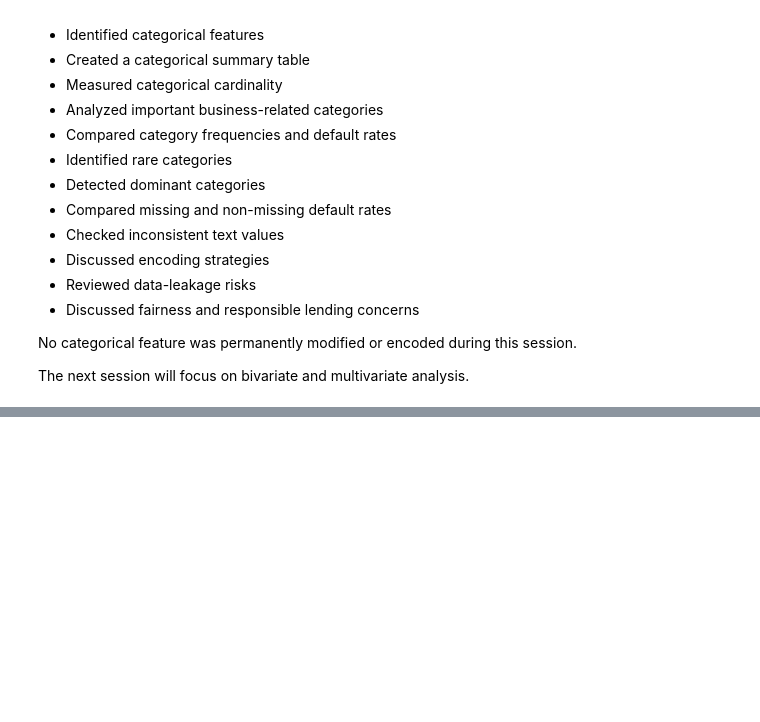
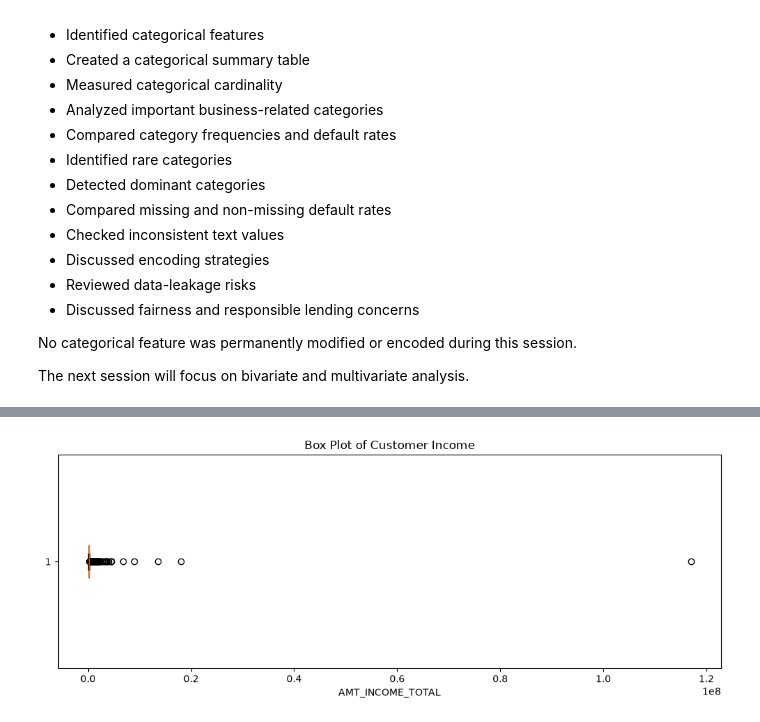
Before and after one commit to Abhilash0079/MachineLearningProjects, a Jupyter notebook: Loan_Default_Risk_Prediction/notebooks/01_EDA.ipynb, the cells around one changed output, grey strips where cells are left out. Saved outputs shown, nothing was run; the diff lists cells and outputs as text; code cells hidden in the pictures; blank space fills up the shorter version.

Commit message:
Step4.6: EDA:Session 6: Outliers Analysis completed.

```diff
--- a/Loan_Default_Risk_Prediction/notebooks/01_EDA.ipynb
+++ b/Loan_Default_Risk_Prediction/notebooks/01_EDA.ipynb
@@ -3986,0 +4332,39 @@ The next session will focus on bivariate and multivariate analysis.
+# %%
+def plot_feature_boxplot(
+    data: pd.DataFrame,
+    feature: str,
+    title: str | None = None,
+) -> None:
+    """
+    Display a horizontal box plot for a numerical feature.
+
+    Parameters
+    ----------
+    data:
+        Input DataFrame.
+    feature:
+        Numerical feature to plot.
+    title:
+        Optional plot title.
+    """
+    if feature not in data.columns:
+        raise KeyError(
+            f"Feature '{feature}' was not found."
+        )
+
+    plot_data = data[feature].dropna()
+
+    fig, ax = plt.subplots(figsize=(10, 4))
+
+    ax.boxplot(
+        plot_data,
+        vert=False,
+    )
+
+    ax.set_title(
+        title or f"Box Plot of {feature}"
+    )
+    ax.set_xlabel(feature)
+
+    plt.tight_layout()
+    plt.show()
@@ -3986,0 +4405,8 @@ The next session will focus on bivariate and multivariate analysis.
+# %%
+plot_feature_boxplot(
+    data=outlier_df,
+    feature="AMT_INCOME_TOTAL",
+    title="Box Plot of Customer Income",
+)
+# %% [output]
+[figure, added]
```
Also changed, not shown: parts of 74 cells of this notebook.
